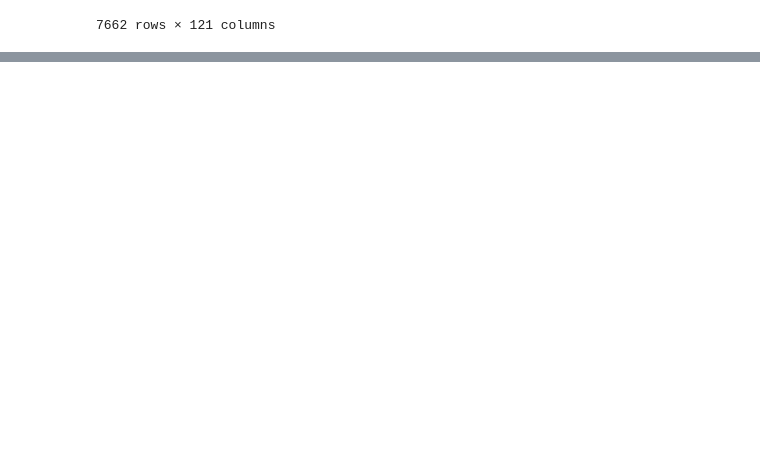
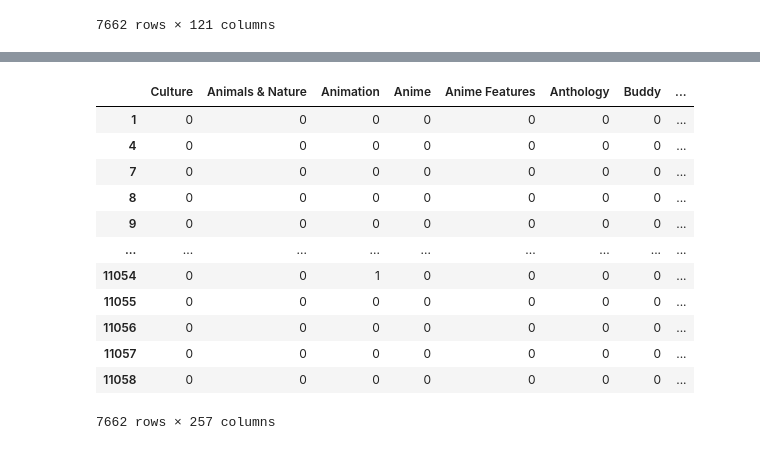
Before and after one commit to amirhosein-ziaei/Machine_Learning_Projects, a Jupyter notebook: Classify_Movie/Classifier.ipynb, the cells around one changed output, grey strips where cells are left out. Saved outputs shown, nothing was run; the diff lists cells and outputs as text; code cells hidden in the pictures; blank space fills up the shorter version.

Commit message:
encode listed in column

```diff
--- a/Classify_Movie/Classifier.ipynb
+++ b/Classify_Movie/Classifier.ipynb
@@ -211,0 +218,18 @@ onehot_encoding_dataframe
+# %%
+temporary_dataframe = one_hot_ecndoing(onehot_encoding_dataframe[['listed_in']], sep=',', rep='and')
+onehot_encoding_dataframe = temporary_dataframe.join(onehot_encoding_dataframe.drop('listed_in', axis=1))
+onehot_encoding_dataframe
+# %% [output]
+|  | Culture | Animals & Nature | Animation | Anime | Anime Features | Anthology | Buddy | ... |
+| 1 | 0 | 0 | 0 | 0 | 0 | 0 | 0 | ... |
+| 4 | 0 | 0 | 0 | 0 | 0 | 0 | 0 | ... |
+| 7 | 0 | 0 | 0 | 0 | 0 | 0 | 0 | ... |
+| 8 | 0 | 0 | 0 | 0 | 0 | 0 | 0 | ... |
+| 9 | 0 | 0 | 0 | 0 | 0 | 0 | 0 | ... |
+| ... | ... | ... | ... | ... | ... | ... | ... | ... |
+| 11054 | 0 | 0 | 1 | 0 | 0 | 0 | 0 | ... |
+| 11055 | 0 | 0 | 0 | 0 | 0 | 0 | 0 | ... |
+| 11056 | 0 | 0 | 0 | 0 | 0 | 0 | 0 | ... |
+| 11057 | 0 | 0 | 0 | 0 | 0 | 0 | 0 | ... |
+| 11058 | 0 | 0 | 0 | 0 | 0 | 0 | 0 | ... |
+7662 rows × 257 columns
```
Also changed, not shown: parts of 1 cell of this notebook.
